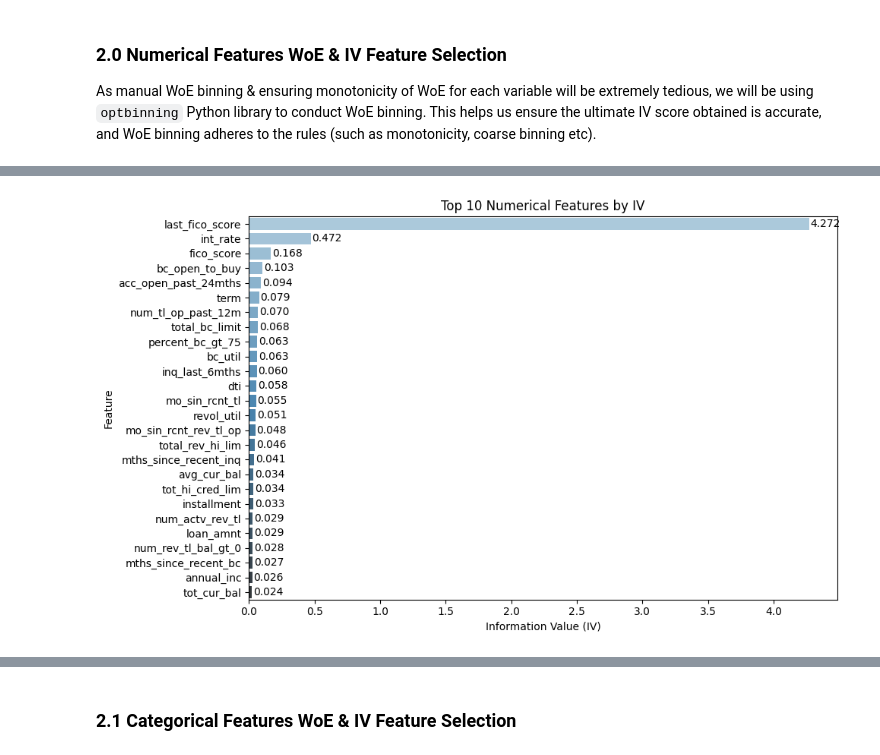
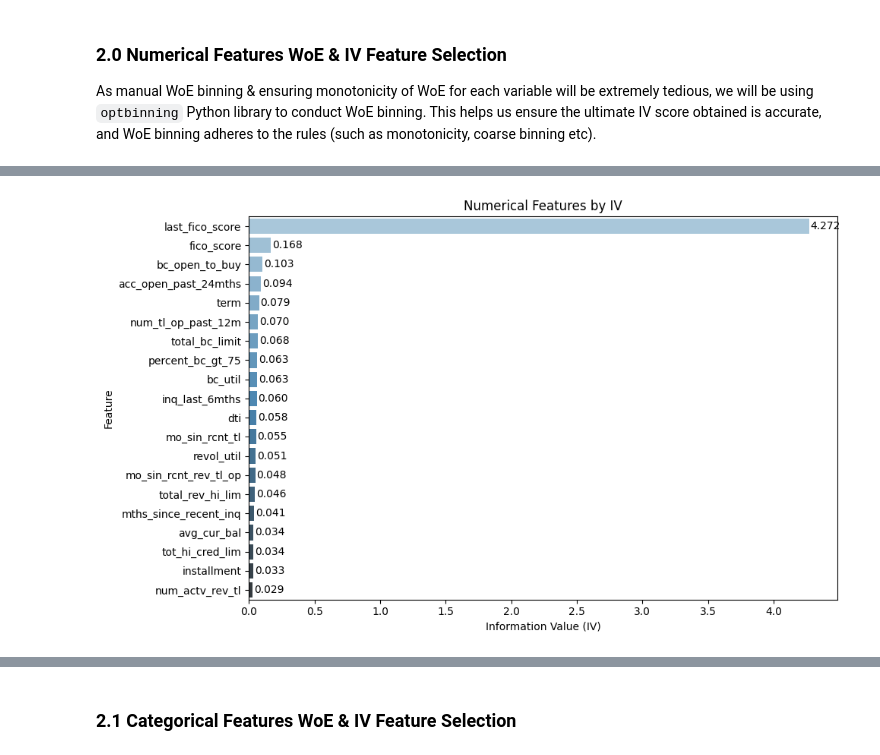
Before and after one commit to luuuneytunes12/Credit-Risk-Modeling-PySpark, a Jupyter notebook: notebooks/4. PD Model Building (I).ipynb, the cells around one changed output, grey strips where cells are left out. Drawn from its saved outputs; the diff is of its cells as text; code cells hidden in the pictures.

```diff
--- a/notebooks/4. PD Model Building (I).ipynb
+++ b/notebooks/4. PD Model Building (I).ipynb
@@ -71,5 +70,5 @@ In credit risk modeling, there are normally features in the dataset, which 'tell
 # %%
-post_loan_origination_features = ['funded_amnt', 'out_prncp', 'total_pymnt', 'total_rec_prncp', 'total_rec_int', 'total_rec_late_fee', 'recoveries', 'collection_recovery_fee', 'last_pymnt_amnt', 'tot_coll_amt']
+post_loan_origination_features = ['grade', 'int_rate', 'funded_amnt', 'out_prncp', 'total_pymnt', 'total_rec_prncp', 'total_rec_int', 'total_rec_late_fee', 'recoveries', 'collection_recovery_fee', 'last_pymnt_amnt', 'tot_coll_amt']
 df = df.drop(*post_loan_origination_features) # Final Loan Balaance ?
 print('✅ Post Loan Origination Features Dropped ...')
 # %% [output]
@@ -421,5 +419,20 @@ Additionally, I shall follow the following rules for selecting my features for P
 
 ![Feature Selection](https://media.licdn.com/dms/image/v2/D5612AQEnsMrGYt9wxw/article-inline_image-shrink_1500_2232/article-inline_image-shrink_1500_2232/0/1659097050621?e=1757548800&v=beta&t=4GwB73k9LWlDDgdydkU2boqr8GAnIr-Qc73Yem58PwI)
+# %%
+# --- 1. Define the target directory ---
+import os
+from openpyxl import Workbook
+
+
+output_dir = "../sandbox/"  # e.g. "/home/username/results"
+os.makedirs(output_dir, exist_ok=True)  # Create directory if it doesn't exist
+output_path = os.path.join(output_dir, "feature_iv_trail.xlsx")
+
+# --- 2. Setup Excel workbook ---
+wb = Workbook()
+ws = wb.active
+ws.title = "IV Scores"
+ws.append(["feature", "iv", 'type'])
 # %%
 df.limit(10).toPandas()
 # %% [output]
@@ -539,40 +567,63 @@ for feature in numerical_cols:
 ╘══════════════════╧═════════╧════════════════════╧═════════════════════╧═══════════╛
 ✅ Total IV for last_fico_score: 4.2720
 # %%
+
 # Inspect features that are savable via feature engineering
 
 import matplotlib.pyplot as plt
 import seaborn as sns
 import pandas as pd
 
-# Combine all numerical features and their IVs into a DataFrame
-all_iv = (
-    useless_features +
-    weak_features +
-    medium_features +
-    strong_features +
-    sus_features
-)
+def plot_iv_scores(
+    useless_features,
+    weak_features,
+    medium_features,
+    strong_features,
+    sus_features,
+    iv_threshold=0.02,
+    top_n=None,
+    title="Numerical Features by IV",
+    figsize=(10,6)
+):
+    """
+    Plot IV scores for selected features grouped by strength level.
 
-iv_df = pd.DataFrame(all_iv, columns=["Feature", "IV"])
+    Parameters:
+    - useless_features, weak_features, ..., sus_features: Lists of (feature, IV) tuples
+    - iv_threshold: Minimum IV to show on the plot (default: 0.02)
+    - top_n: Show only top N features by IV (optional)
+    - title: Title of the plot
+    - figsize: Figure size
+    """
+    all_iv = (
+        useless_features +
+        weak_features +
+        medium_features +
+        strong_features +
+        sus_features
+    )
 
-# Sort by IV descending and take top 10
-iv_df = iv_df[iv_df['IV'] >= 0.02 ].sort_values(by="IV", ascending=False)
+    iv_df = pd.DataFrame(all_iv, columns=["Feature", "IV"])
+    iv_df = iv_df[iv_df["IV"] >= iv_threshold].sort_values(by="IV", ascending=False)
 
-# Plot
-plt.figure(figsize=(10, 6))
-ax = sns.barplot(data=iv_df, x="IV", y="Feature", palette="Blues_d")
+    if top_n:
+        iv_df = iv_df.head(top_n)
 
+    # Plotting
+    num_bars = len(iv_df)
+    plt.figure(figsize=(figsize[0], max(figsize[1], 0.02 * num_bars)))
+    ax = sns.barplot(data=iv_df, x="IV", y="Feature", palette="Blues_d")
 
-# Add IV value at the end of each bar
-for i, (iv, feature) in enumerate(zip(iv_df["IV"], iv_df["Feature"])):
-    ax.text(iv + 0.01, i, f"{iv:.3f}", va='center', fontsize=10, color='black')
+    for i, (iv, feature) in enumerate(zip(iv_df["IV"], iv_df["Feature"])):
+        ax.text(iv + 0.01, i, f"{iv:.3f}", va='center', fontsize=10, color='black')
 
-plt.title("Numerical Features by IV")
-plt.xlabel("Information Value (IV)")
-plt.ylabel("Feature")
-plt.tight_layout()
-plt.show()
+    plt.title(title)
+    plt.xlabel("Information Value (IV)")
+    plt.ylabel("Feature")
+    plt.tight_layout()
+    plt.show()
+
+plot_iv_scores(useless_features, weak_features, medium_features, strong_features, sus_features, 0.02, 20, figsize=(10,6))
 # %% [output]
-[figure, old version]
+[figure, new version]
 # %%
```
Also changed, not shown: parts of 60 cells of this notebook, 14 other files.
